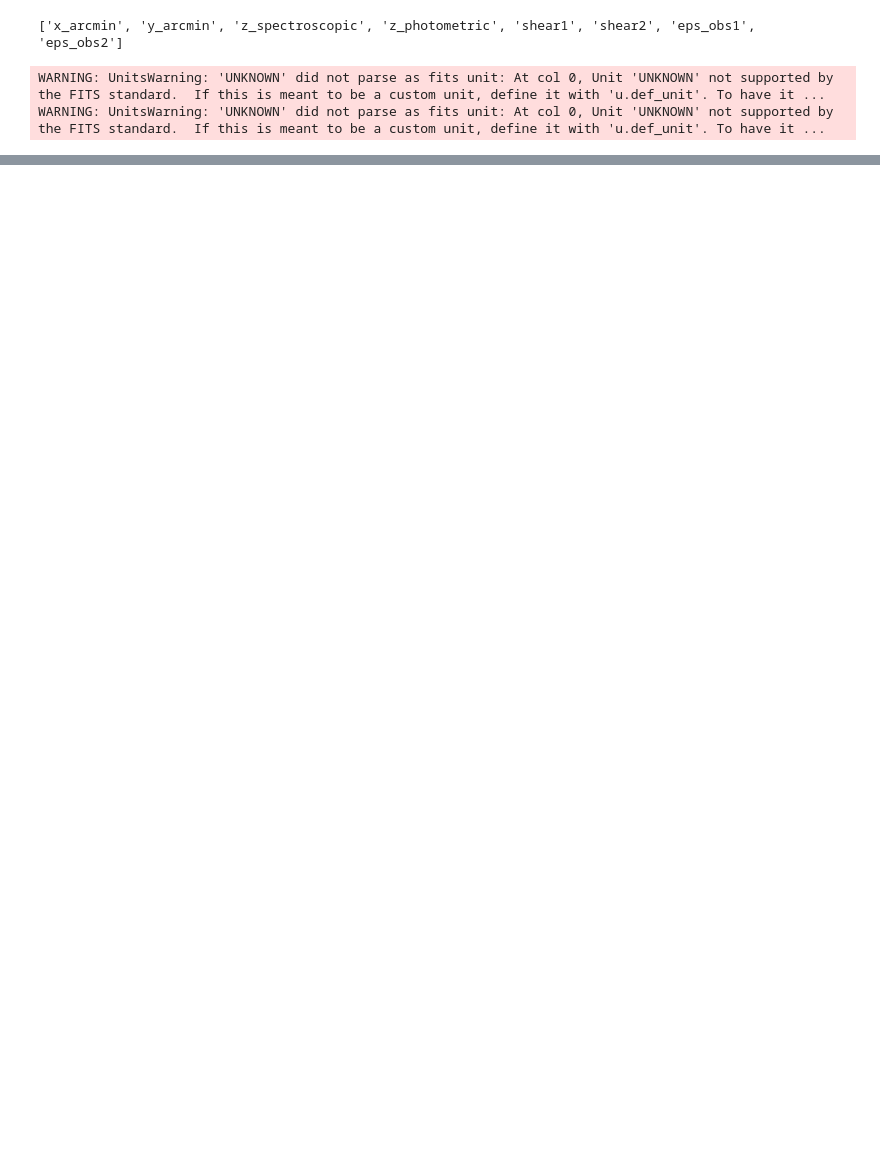
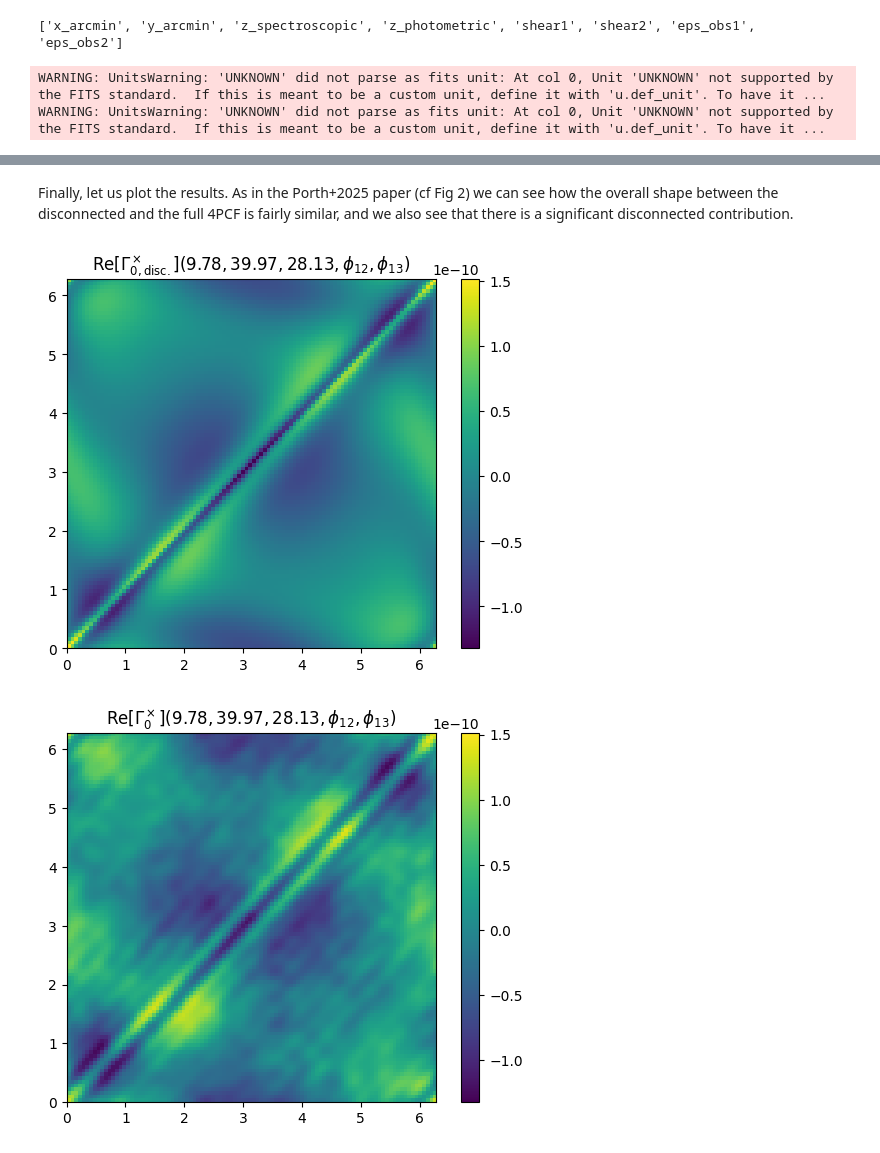
Before and after one commit to lporth93/orpheus, a Jupyter notebook: docs/source/notebooks/GGGG_tutorial.ipynb, the cells around one changed output, grey strips where cells are left out. Saved outputs shown, nothing was run; the diff lists cells and outputs as text; code cells hidden in the pictures; blank space fills up the shorter version.

```diff
--- a/docs/source/notebooks/GGGG_tutorial.ipynb
+++ b/docs/source/notebooks/GGGG_tutorial.ipynb
@@ -88,0 +57,3 @@ fourpcf.npcf_multipoles_norm.shape
+# %%
+fourpcf = orpheus.GGGGCorrelation_NoTomo(min_sep=min_sep, max_sep=max_sep,nbinsr=nbinsr,nmaxs=nmax,
+                                         method=method, nthreads=nthreads,verbosity=2)
@@ -88,0 +93,15 @@ fourpcf.npcf_multipoles_norm.shape
+# %%
+%%time
+# Selection of bins for this example
+icomp = 0 # Natural component (0-7)
+itheta1 = 6 # Index of first radial bin
+itheta2 = 10 # Index of second radial bin
+itheta3  = 9 # Index of third radial bin
+
+# Get disconnected 4PCF from measured 2PCF
+fourpcf_disc = fourpcf.gauss4pcf_analytic(itheta1, itheta2, itheta3, nsubr=4,
+                                          xip_arr=xip_lin, xim_arr=xim_lin,
+                                          thetamin_xi=linarr[0], thetamax_xi=linarr[-1], dtheta_xi=linarr[1]-linarr[0])
+
+# Get full 4PCF by transforming the 4PCF multipoles to the real space basis
+fourpcf_slice, fourpcrnorm_slice = fourpcf.multipoles2npcf_singlethetcombi(elthet1=itheta1,elthet2=itheta2,elthet3=itheta3)
@@ -88,0 +111,29 @@ fourpcf.npcf_multipoles_norm.shape
+# %% [markdown]
+Finally, let us plot the results. As in the Porth+2025 paper (cf Fig 2) we can see how the overall shape between the disconnected and the full 4PCF is fairly similar, and we also see that there is a significant disconnected contribution.
+# %%
+# Plot estimate of disconnected 4PCF
+plt.imshow(fourpcf_disc[icomp].real,origin='lower',extent=[0,2*np.pi,0,2*np.pi])
+plt.colorbar()
+plt.title(r"Re$[\Gamma_{%i,\mathrm{disc.}}^\times](%.2f,%.2f,%.2f,\phi_{12},\phi_{13})$"%(icomp,
+    fourpcf.bin_centers[0,itheta1],fourpcf.bin_centers[0,itheta2],fourpcf.bin_centers[0,itheta3]))
+plt.show()
+
+# Plot full 4pcf --> Use same normalisation as for disconnected piece to emphasize the amplitude difference
+plt.imshow(fourpcf_slice[icomp].real,vmin=np.min(fourpcf_disc[icomp].real),vmax=np.max(fourpcf_disc[icomp].real),
+           origin='lower',extent=[0,2*np.pi,0,2*np.pi])
+plt.colorbar()
+plt.title(r"Re$[\Gamma_{%i}^\times](%.2f,%.2f,%.2f,\phi_{12},\phi_{13})$"%(icomp,
+    fourpcf.bin_centers[0,itheta1],fourpcf.bin_centers[0,itheta2],fourpcf.bin_centers[0,itheta3]))
+plt.show()
+
+# Plot overall normalization --> Shape makes sense given poisson sampling + square footprint of extent 10degx10deg.
+plt.imshow(fourpcrnorm_slice.real,origin='lower',extent=[0,2*np.pi,0,2*np.pi])
+plt.title(r"Re$[\mathcal{N}](%.2f,%.2f,%.2f,\phi_{12},\phi_{13})$"%(
+    fourpcf.bin_centers[0,itheta1],fourpcf.bin_centers[0,itheta2],fourpcf.bin_centers[0,itheta3]))
+plt.colorbar()
+plt.xlabel(r"$\phi_{12}$ [rad]")
+plt.ylabel(r"$\phi_{13}$ [rad]")
+plt.show()
+# %% [output]
+[figure, added]
+[figure, added]
```
Also changed, not shown: parts of 29 cells of this notebook, 11 other files.
